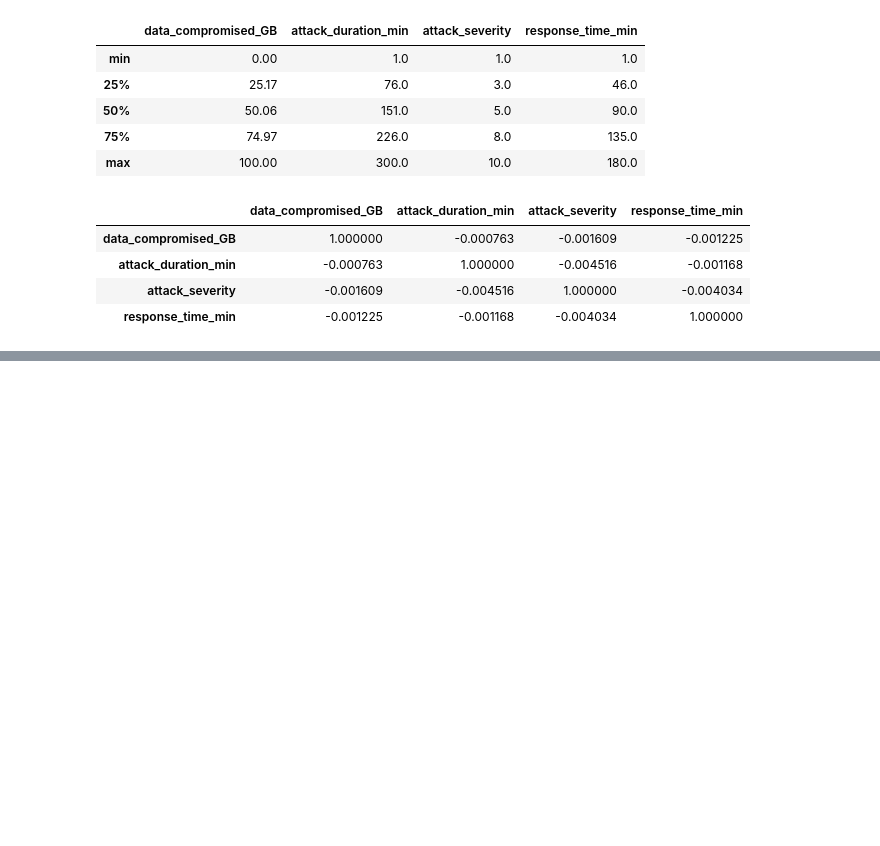
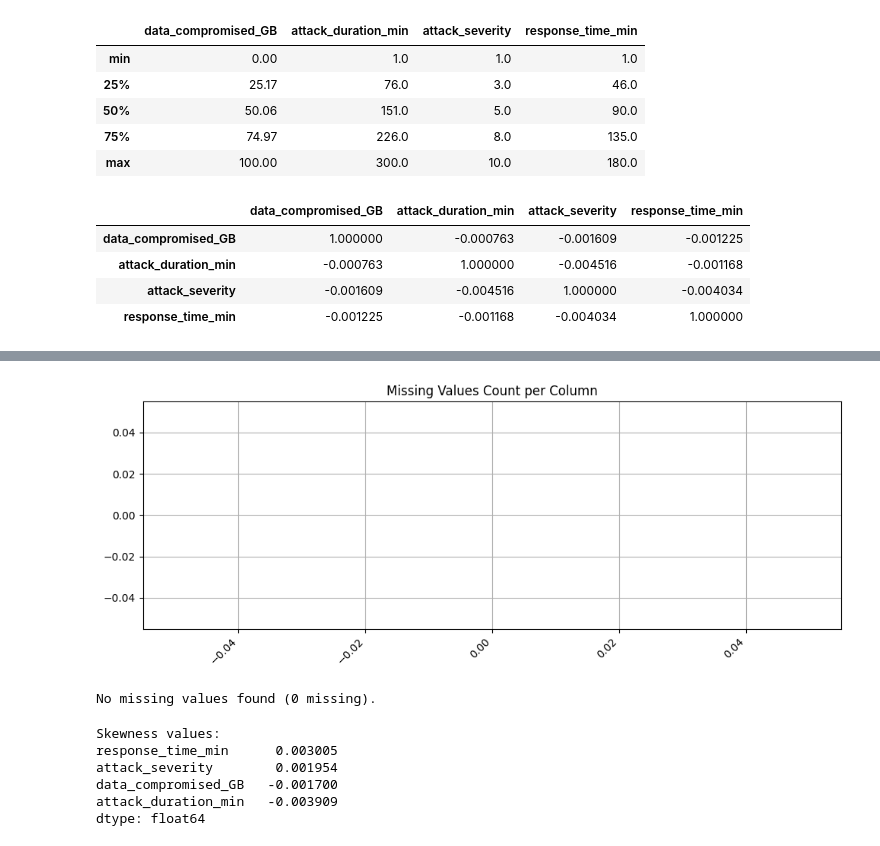
Before and after one commit to noor-gh06/Cybercrime-DataMining, a Jupyter notebook: Phase2.ipynb, the cells around one changed output, grey strips where cells are left out. Cells and saved outputs as stored; diff of their text form; code cells hidden in the pictures; blank space fills up the shorter version.

```diff
--- a/Phase2.ipynb
+++ b/Phase2.ipynb
@@ -70,0 +77,8 @@ corr
+# %%
+### Dataset Overview
+#The dataset consists of 100,000 rows and 15 columns, indicating a large dataset with multiple features available for analysis.
+
+import pandas as pd
+df = pd.read_csv("Cyber Crimes Dataset.csv")
+df.head()
+df.shape
@@ -70,0 +93,11 @@ corr
+# %%
+#Missing Values Analysis
+missing_count = df.isnull().sum()
+missing_percent = (missing_count / len(df)) * 100
+
+missing_summary = pd.DataFrame({
+    "missing_count": missing_count,
+    "missing_percent": missing_percent.round(2)
+}).sort_values("missing_count", ascending=False)
+
+print(missing_summary)
@@ -70,0 +121,34 @@ corr
+# %%
+#Missing Values Analysis
+miss_only = missing_summary[missing_summary["missing_count"] > 0]
+
+plt.figure(figsize=(10,4))
+plt.bar(miss_only.index.astype(str), miss_only["missing_count"])
+plt.xticks(rotation=45, ha="right")
+plt.title("Missing Values Count per Column")
+plt.tight_layout()
+plt.show()
+
+if miss_only.empty:
+    print("No missing values found (0 missing).")
+    ### Missing Values Analysis
+
+#The missing value analysis shows that all columns contain 0 missing values.
+#The dataset is complete and does not require any missing value imputation or row removal.
+
+#This ensures that no information is lost during preprocessing and simplifies the data preparation phase.
+# %% [output]
+[figure, added]
+No missing values found (0 missing).
+# %%
+#Skewness
+skew_vals = df[numeric_cols].skew().sort_values(ascending=False)
+print("Skewness values:")
+print(skew_vals)
+# %% [output]
+Skewness values:
+response_time_min      0.003005
+attack_severity        0.001954
+data_compromised_GB   -0.001700
+attack_duration_min   -0.003909
+dtype: float64
```
Also changed, not shown: parts of 10 cells of this notebook.
